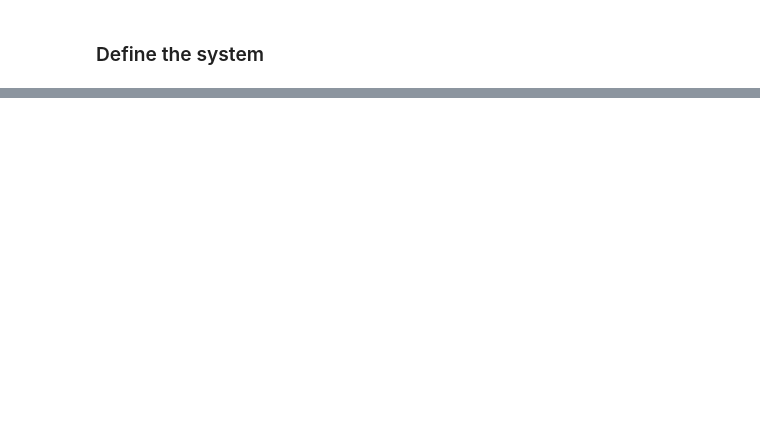
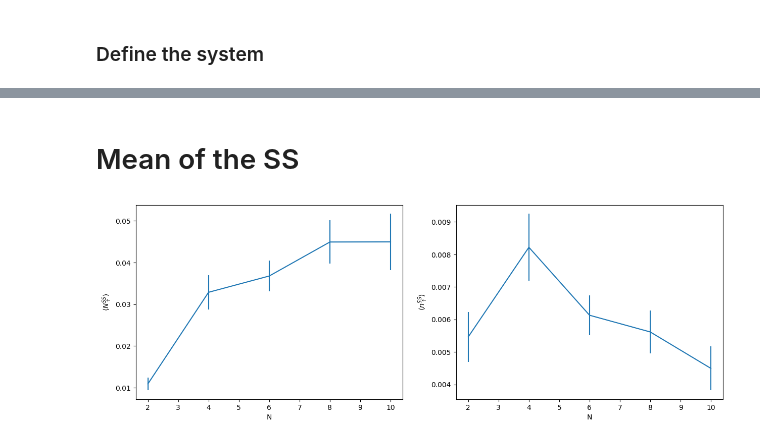
Before and after one commit to DolbeaultRemy/SR_droplets, a Jupyter notebook: QuantumCumulants/Model13/Plot_results.ipynb, the cells around one changed output, grey strips where cells are left out. Cells and saved outputs as stored; diff of their text form; code cells hidden in the pictures; blank space fills up the shorter version.

```diff
--- a/QuantumCumulants/Model13/Plot_results.ipynb
+++ b/QuantumCumulants/Model13/Plot_results.ipynb
@@ -46,0 +49,19 @@ pygui(false); gcf();
+# %% [markdown]
+# Mean of the SS
+# %%
+mean_SS = mean.([[popup_t_N[i][j][end] for j = 1:length(popup_t_N[i])] for i = 1:length(popup_t_N)])
+std_SS = std.([[popup_t_N[i][j][end] for j = 1:length(popup_t_N[i])] for i = 1:length(popup_t_N)])
+
+fig, axes = subplots(1, 2, figsize = (15, 5))
+axes[1].errorbar(N_list, mean_SS, yerr=std_SS ./ sqrt.([length(popup_t_N[i])-length(nbr_error_t_N[i]) for i = 1:length(N_list)]))
+axes[1].set_xlabel("N")
+axes[1].set_ylabel(L"$\langle  N_{\uparrow}^{SS} \rangle $")
+
+axes[2].errorbar(N_list, mean_SS./N_list, yerr=std_SS ./ (N_list .* sqrt.([length(popup_t_N[i])-length(nbr_error_t_N[i]) for i = 1:length(N_list)])))
+axes[2].set_xlabel("N")
+axes[2].set_ylabel(L"$\langle  n_{\uparrow}^{SS} \rangle $")
+
+pygui(false); gcf();
+# pygui(true); show()
+# %% [output]
+[figure, added]
```
Also changed, not shown: parts of 16 cells of this notebook, 55 other files.
